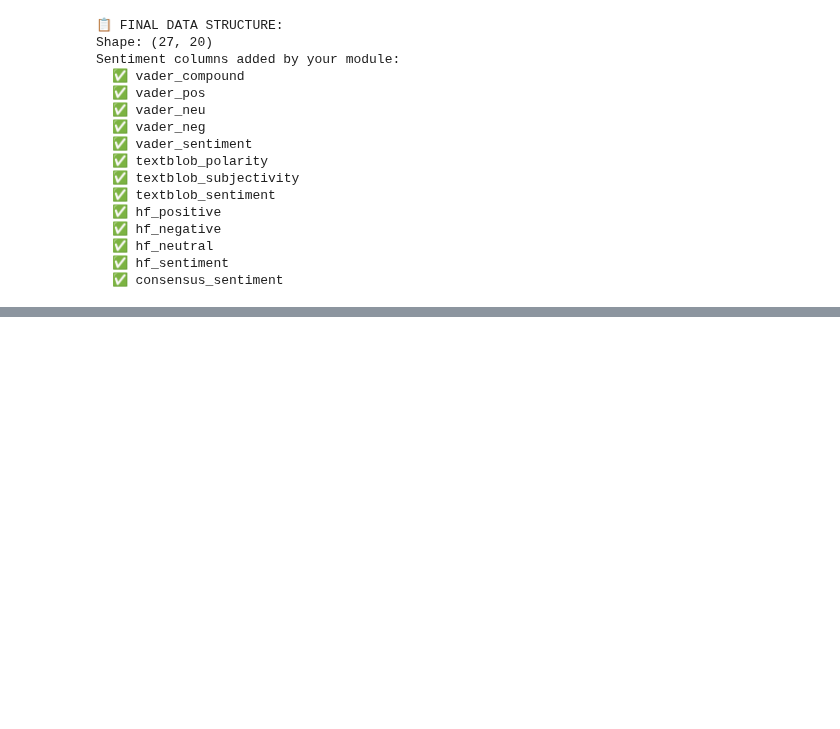
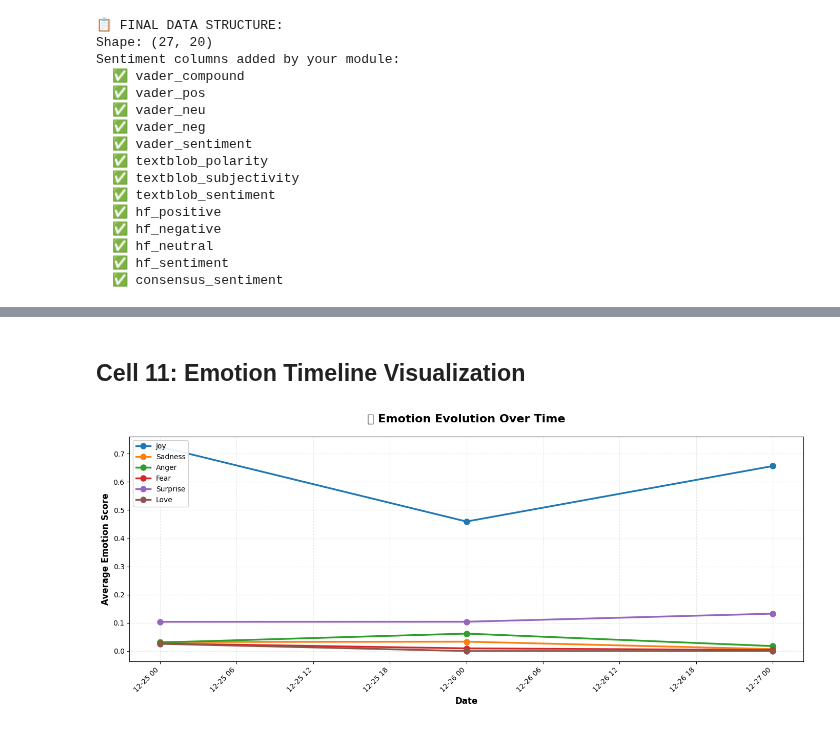
Before and after one commit to Sujoy-004/Chat-Analyzer-Pro, a Jupyter notebook: notebooks/03_sentiment_emotion.ipynb, the cells around one changed output, grey strips where cells are left out. Drawn from its saved outputs; the diff is of its cells as text; code cells hidden in the pictures; blank space fills up the shorter version.

```diff
--- a/notebooks/03_sentiment_emotion.ipynb
+++ b/notebooks/03_sentiment_emotion.ipynb
@@ -512,0 +701,19 @@ Sentiment columns added by your module:
+# %%
+print("🎭 MOST EMOTIONAL MESSAGES\n")
+
+emotions_to_check = ['joy', 'sadness', 'anger', 'love']
+
+for emotion in emotions_to_check:
+    print(f"\n{'='*70}")
+    print(f"💬 Top 3 messages with highest {emotion.upper()}:")
+    print('='*70)
+
+    top_messages = emotion_analyzer.find_most_emotional_messages(
+        df_emotions, emotion=emotion, n=3
+    )
+
+    for idx, row in top_messages.iterrows():
+        print(f"\n{row['sender']} ({row['datetime']}):")
+        print(f"  Message: {row['message']}")
+        print(f"  {emotion.capitalize()} score: {row[f'emotion_{emotion}']:.4f}")
+        print(f"  Dominant: {row['dominant_emotion']}")
@@ -512,0 +738,26 @@ Sentiment columns added by your module:
+# %% [markdown]
+## Cell 11: Emotion Timeline Visualization
+# %%
+import matplotlib.pyplot as plt
+import seaborn as sns
+
+# Get emotion timeline
+timeline = emotion_analyzer.get_emotion_timeline(df_emotions)
+
+# Create visualization
+fig, ax = plt.subplots(figsize=(14, 6))
+
+for emotion in emotion_analyzer.emotions:
+    ax.plot(timeline['date'], timeline[f'emotion_{emotion}'],
+            marker='o', label=emotion.capitalize(), linewidth=2.5, markersize=8)
+
+ax.set_title('🎭 Emotion Evolution Over Time', fontsize=16, fontweight='bold', pad=20)
+ax.set_xlabel('Date', fontsize=12, fontweight='bold')
+ax.set_ylabel('Average Emotion Score', fontsize=12, fontweight='bold')
+ax.legend(loc='upper left', fontsize=10, framealpha=0.9)
+ax.grid(True, alpha=0.3, linestyle='--')
+plt.xticks(rotation=45, ha='right')
+plt.tight_layout()
+plt.show()
+# %% [output]
+[figure, added]
```
Also changed, not shown: parts of 30 cells of this notebook.
